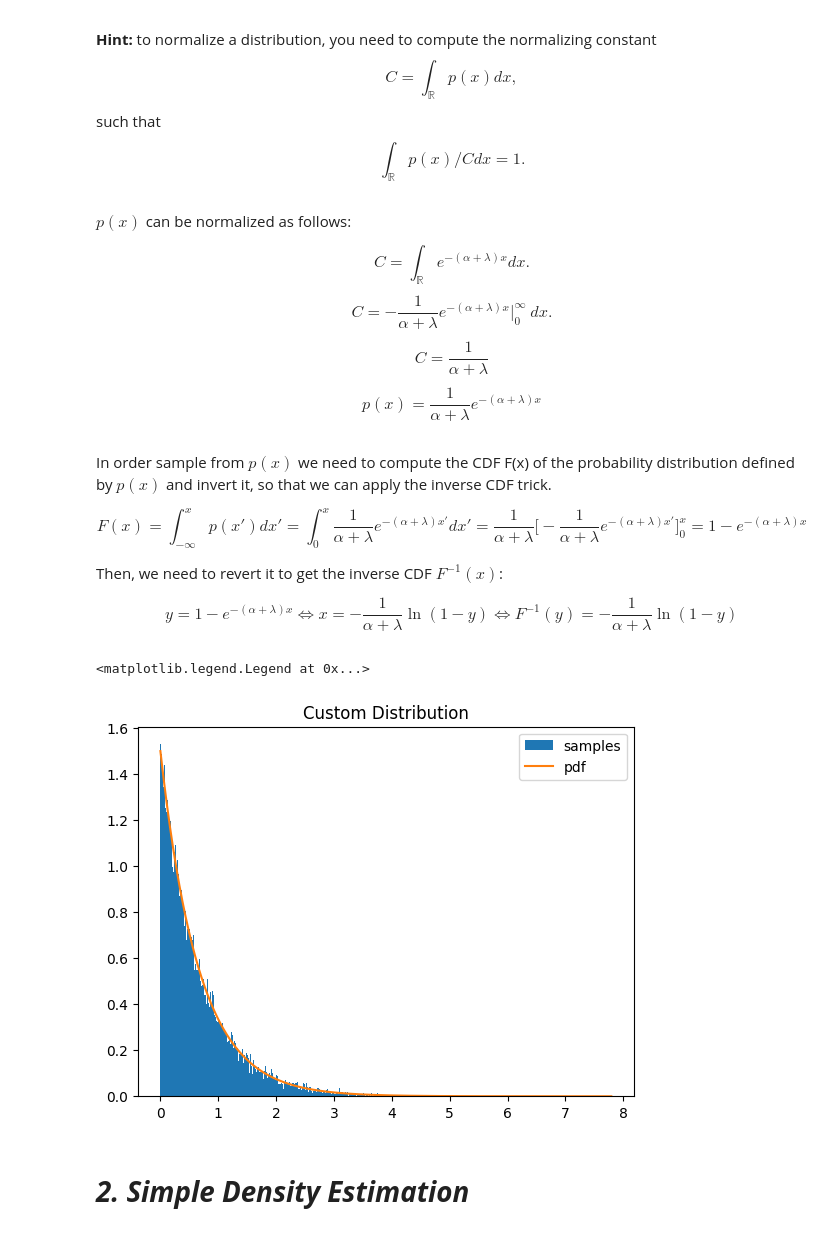
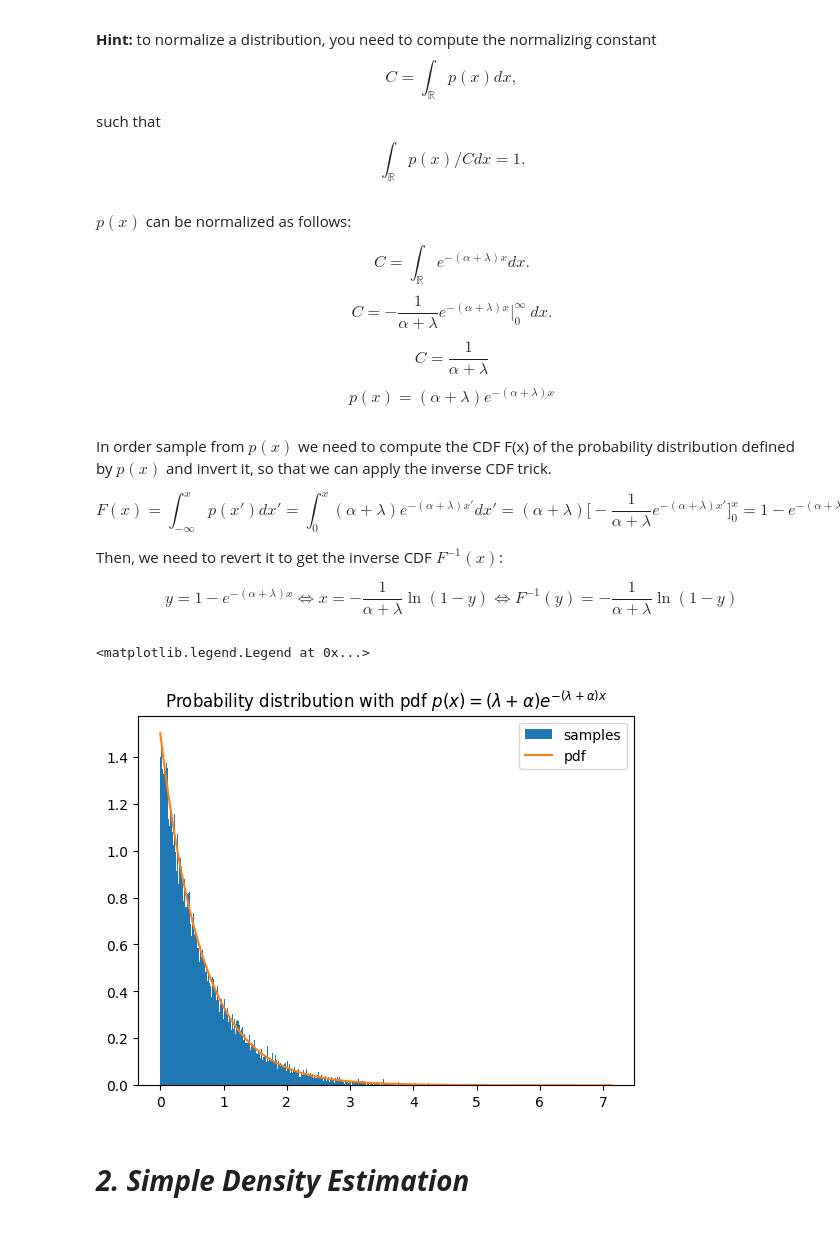
Before and after one commit to leonardodeclara/DD2447-Statistical-Methods-in-Applied-Computer-Science, a Jupyter notebook: Assignment_1/assignment1.ipynb, the cells around one changed output. Drawn from its saved outputs; the diff is of its cells as text; code cells hidden in the pictures.

```diff
--- a/Assignment_1/assignment1.ipynb
+++ b/Assignment_1/assignment1.ipynb
@@ -319,12 +319,12 @@ $p(x)$ can be normalized as follows:
 $$C = \int_{\mathbb{R}} e^{-(\alpha + \lambda) x}  dx .$$
 $$C = -\frac{1}{\alpha + \lambda}e^{-(\alpha + \lambda) x}\Big|_0^\infty \  dx .$$
 $$C = \frac{1}{\alpha + \lambda} $$
-$$p(x) = \frac{1}{\alpha + \lambda}e^{-(\alpha + \lambda) x}$$
+$$p(x) = (\alpha + \lambda)e^{-(\alpha + \lambda) x}$$
 # %% [markdown]
 In order sample from $p(x)$ we need to compute the CDF F(x) of the probability distribution defined by $p(x)$ and invert it, so that we can apply the inverse CDF trick.
 
 $$
-F(x)=\int_{-\infty}^{x} p(x') dx' =\int_{0}^{x} \frac{1}{\alpha + \lambda}e^{-(\alpha + \lambda) x'} dx' = \frac{1}{\alpha + \lambda} \Big[-\frac{1}{\alpha + \lambda}e^{-(\alpha + \lambda) x'}\Big]_0^x = 1 - e^{-(\alpha + \lambda) x}
+F(x)=\int_{-\infty}^{x} p(x') dx' =\int_{0}^{x}(\alpha + \lambda)e^{-(\alpha + \lambda) x'} dx' = (\alpha + \lambda) \Big[-\frac{1}{\alpha + \lambda}e^{-(\alpha + \lambda) x'}\Big]_0^x = 1 - e^{-(\alpha + \lambda) x}
 $$
 
 Then, we need to revert it to get the inverse CDF $F^{-1}(x)$:
@@ -350,19 +350,19 @@ class custom_dist(sp.stats.rv_continuous):
 # %%
 # code to sample from and visualize p(x) here
 
 distribution = custom_dist()
 
 uniform_samples = np.random.uniform(0,1,50000)
 samples = distribution._inverse_cdf(uniform_samples)
 x = np.linspace(0, max(samples), 1000)
 
 plt.hist(samples,bins=1000,density=True, label='samples')
 plt.plot(x, distribution.pdf(x), label='pdf')
-plt.title('Custom Distribution')
+plt.title('Probability distribution with pdf $p(x) = (\lambda + \\alpha)e^{-(\lambda + \\alpha)x}$')
 plt.legend()
 # %% [output]
 <matplotlib.legend.Legend at 0x...>
-[figure, old version]
+[figure, new version]
 # %% [markdown]
 # ***2. Simple Density Estimation***
 # %% [markdown]
```
Also changed, not shown: parts of 20 cells of this notebook.
